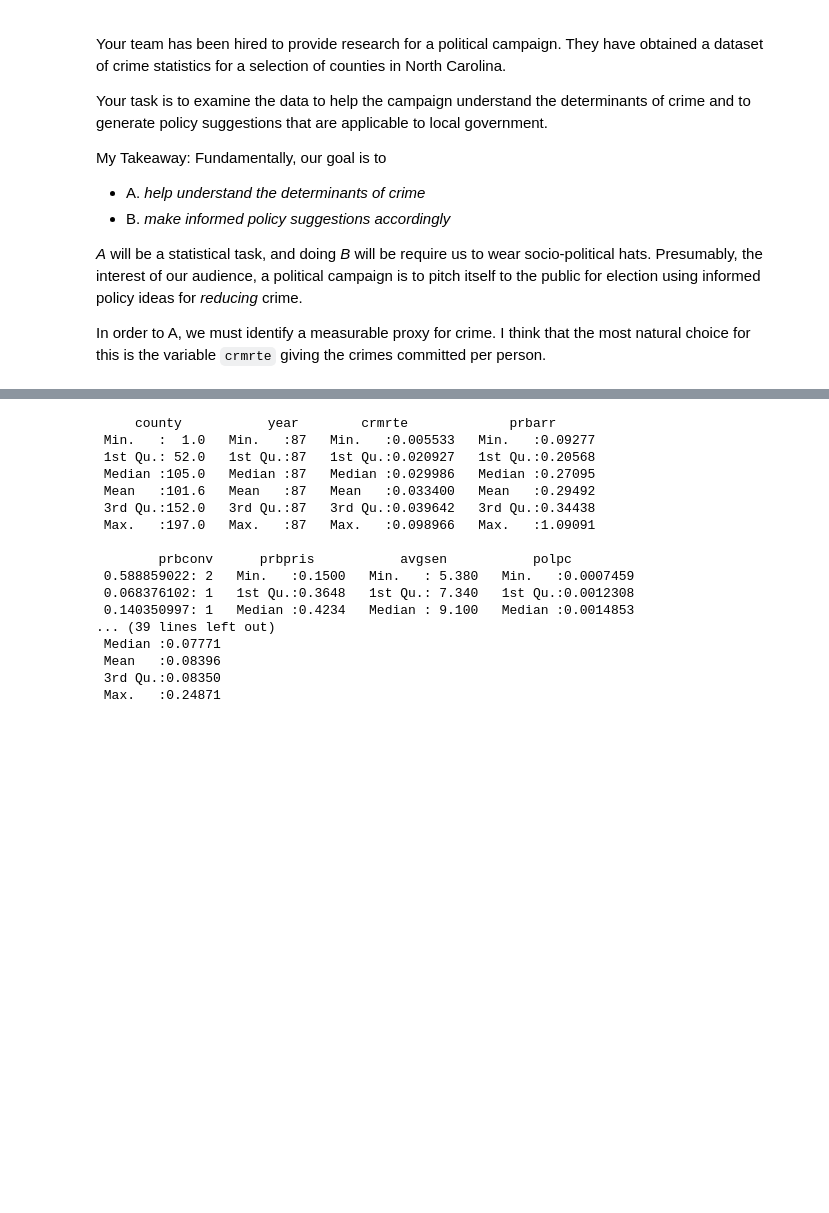
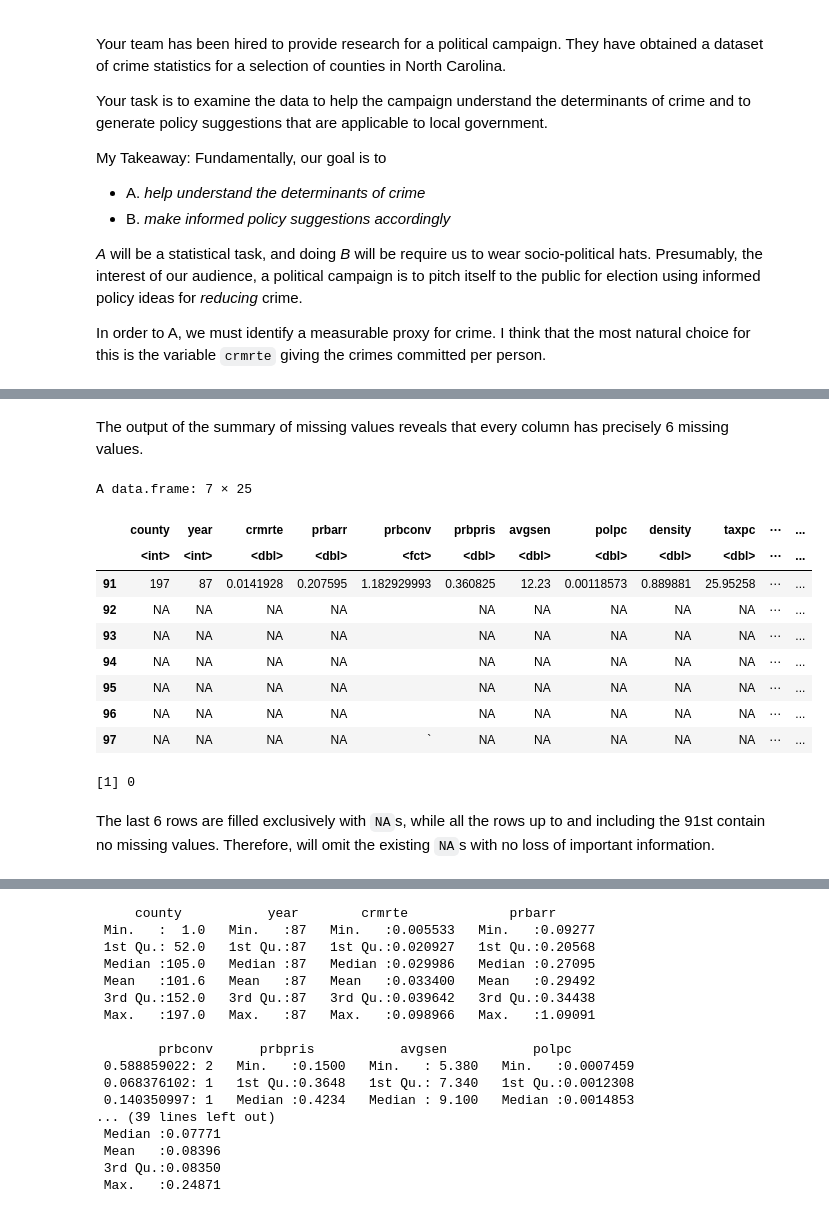
Before and after one commit to JBPelzner/w203-Lab-3, a Jupyter notebook: lab_3_rowan.ipynb, the cells around one changed output, grey strips where cells are left out. Saved outputs shown, nothing was run; the diff lists cells and outputs as text; code cells hidden in the pictures; blank space fills up the shorter version.

```diff
--- a/lab_3_rowan.ipynb
+++ b/lab_3_rowan.ipynb
@@ -128,0 +152,19 @@ crime <- na.omit(crime)
+# %% [markdown]
+The output of the summary of missing values reveals that every column has precisely 6 missing values.
+# %%
+crime[91:nrow(crime), ]
+sum(is.na(crime[1:91, ]))
+# %% [output]
+A data.frame: 7 × 25
+|  | county | year | crmrte | prbarr | prbconv | prbpris | avgsen | polpc | density | taxpc | ⋯ | ... |
+|  | <int> | <int> | <dbl> | <dbl> | <fct> | <dbl> | <dbl> | <dbl> | <dbl> | <dbl> | ⋯ | ... |
+| 91 | 197 | 87 | 0.0141928 | 0.207595 | 1.182929993 | 0.360825 | 12.23 | 0.00118573 | 0.889881 | 25.95258 | ⋯ | ... |
+| 92 | NA | NA | NA | NA |  | NA | NA | NA | NA | NA | ⋯ | ... |
+| 93 | NA | NA | NA | NA |  | NA | NA | NA | NA | NA | ⋯ | ... |
+| 94 | NA | NA | NA | NA |  | NA | NA | NA | NA | NA | ⋯ | ... |
+| 95 | NA | NA | NA | NA |  | NA | NA | NA | NA | NA | ⋯ | ... |
+| 96 | NA | NA | NA | NA |  | NA | NA | NA | NA | NA | ⋯ | ... |
+| 97 | NA | NA | NA | NA | ` | NA | NA | NA | NA | NA | ⋯ | ... |
+[1] 0
+# %% [markdown]
+The last 6 rows are filled exclusively with `NA`s, while all the rows up to and including the 91st contain no missing values. Therefore, will omit the existing `NA`s with no loss of important information.
```
Also changed, not shown: parts of 15 cells of this notebook.
